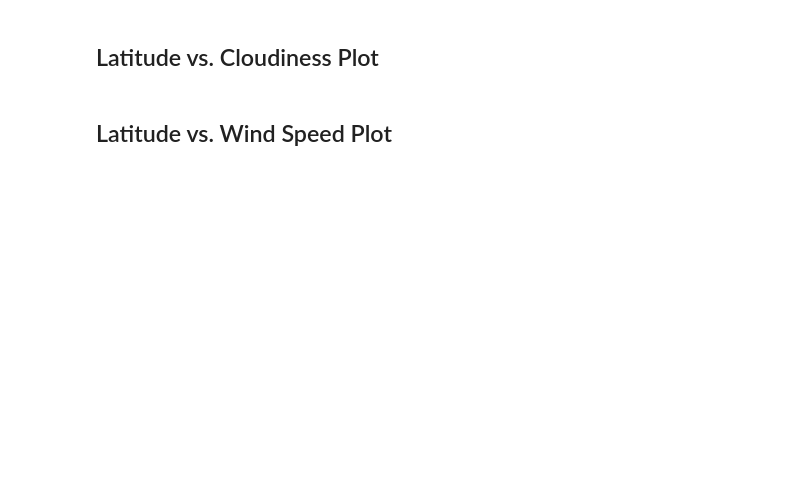
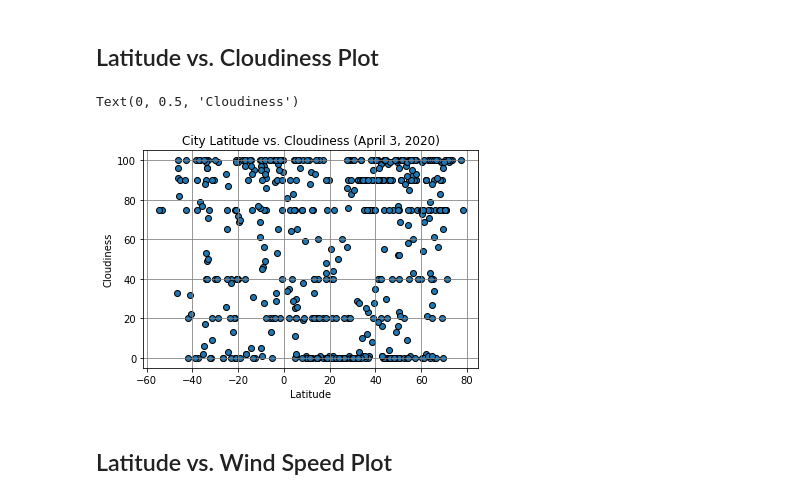
Before and after one commit to edo2021/PythonAPIChallenge, a Jupyter notebook: WeatherPy/WeatherPy.ipynb, the cells around one changed output. Cells and saved outputs as stored; diff of their text form; code cells hidden in the pictures; blank space fills up the shorter version.

```diff
--- a/WeatherPy/WeatherPy.ipynb
+++ b/WeatherPy/WeatherPy.ipynb
@@ -159,4 +231,13 @@ Skip this step if there are no cities that have humidity > 100%.
 # %% [markdown]
 ## Latitude vs. Cloudiness Plot
+# %%
+plt.scatter(weather_df["Latitude"], weather_df["Cloudiness"], edgecolors="black")
+plt.grid(color="grey")
+plt.title("City Latitude vs. Cloudiness (April 3, 2020)")
+plt.xlabel("Latitude")
+plt.ylabel("Cloudiness")
+# %% [output]
+Text(0, 0.5, 'Cloudiness')
+[figure, added]
 # %% [markdown]
 ## Latitude vs. Wind Speed Plot
```
Also changed, not shown: parts of 13 cells of this notebook, 4 other files.
